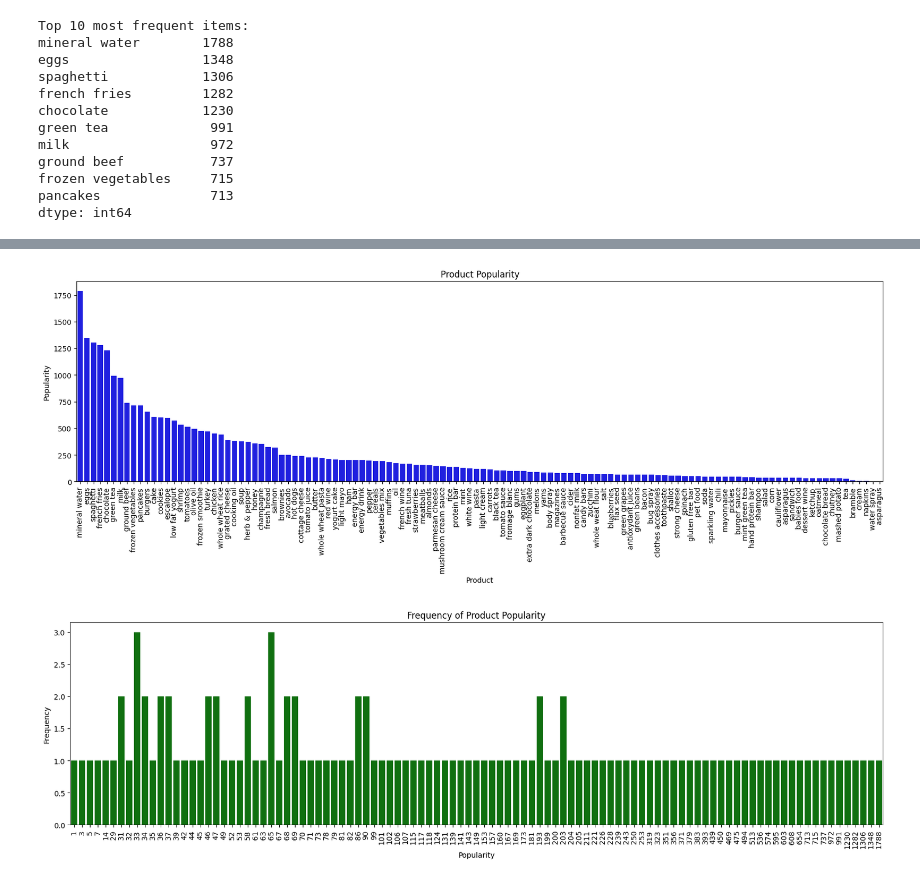
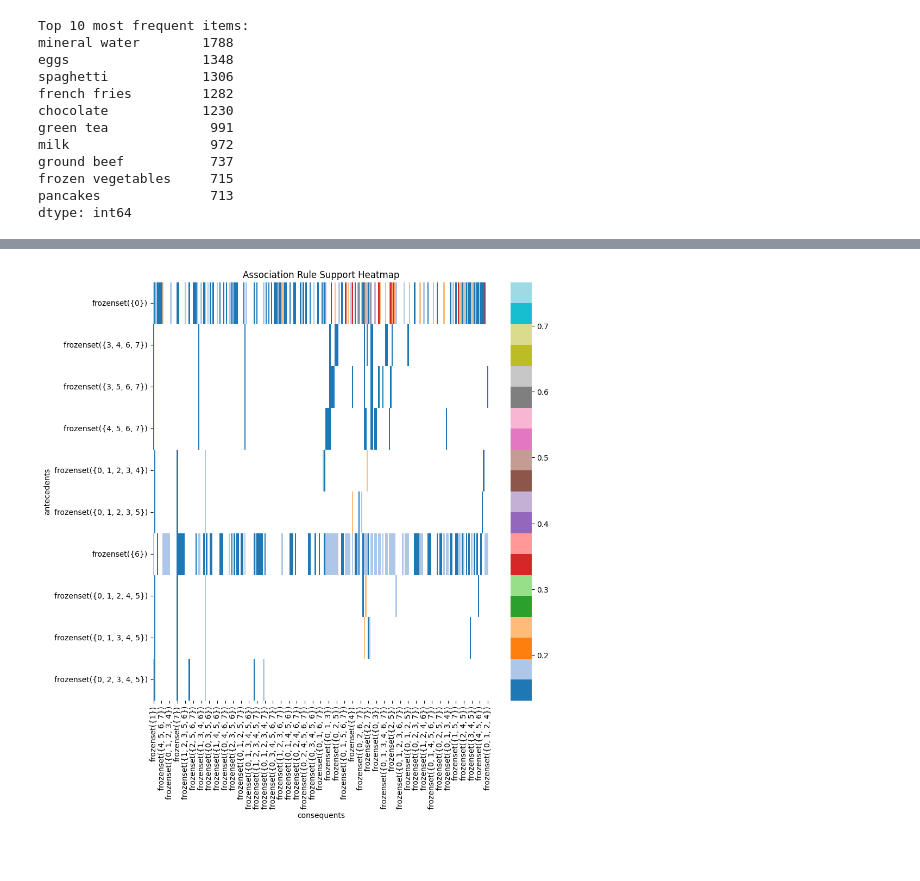
Before and after one commit to Deyonrose/labexercises, a Jupyter notebook: 2348513_lab3.ipynb, the cells around one changed output, grey strips where cells are left out. Cells and saved outputs as stored; diff of their text form; code cells hidden in the pictures; blank space fills up the shorter version.

```diff
--- a/2348513_lab3.ipynb
+++ b/2348513_lab3.ipynb
@@ -227,33 +207,17 @@ plt.show()
-# %%
-
-
-
-# Flatten the transaction data
-transactions = data.apply(lambda row: [item for item in row if pd.notna(item)], axis=1)
-
-# Calculate product popularity
-product_popularity = pd.Series([item for sublist in transactions for item in sublist]).value_counts()
-
-# Calculate frequency of product popularity
-product_popularity_freq = product_popularity.value_counts().sort_index()
-
-# Plot Product Popularity as a Bar Chart
-plt.figure(figsize=(20, 5))
-sns.barplot(x=product_popularity.index, y=product_popularity.values, color='blue')
-plt.title("Product Popularity")
-plt.xlabel("Product")
-plt.ylabel("Popularity")
-plt.xticks(rotation=90)
-plt.show()
-
-# Plot Frequency of Product Popularity as a Bar Chart
-plt.figure(figsize=(20, 5))
-sns.barplot(x=product_popularity_freq.index, y=product_popularity_freq.values, color='green')
-plt.title("Frequency of Product Popularity")
-plt.xlabel("Popularity")
-plt.ylabel("Frequency")
-plt.xticks(rotation=90)
-plt.show()
-# %% [output]
-[figure, removed]
-[figure, removed]
+# %%
+# Perform Apriori algorithm
+binary_data = data.applymap(lambda x: 1 if pd.notna(x) else 0)
+
+# Perform Apriori algorithm
+frequent_itemsets = apriori(binary_data, min_support=0.1, use_colnames=True)
+
+# Generate association rules
+rules = association_rules(frequent_itemsets, metric="lift", min_threshold=1.0)
+
+# Create a heatmap for association rule support and confidence
+plt.figure(figsize=(10,10))
+sns.heatmap(data=rules.pivot_table(index='antecedents', columns='consequents', values='support')[:10], annot=False, cmap='tab20')
+plt.title('Association Rule Support Heatmap')
+plt.show()
+# %% [output]
+[figure, added]
```
Also changed, not shown: parts of 11 cells of this notebook.
